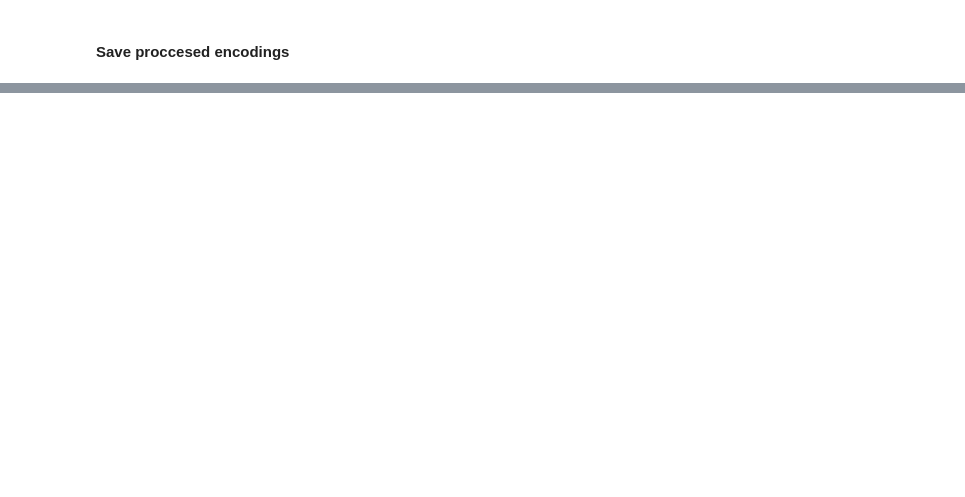
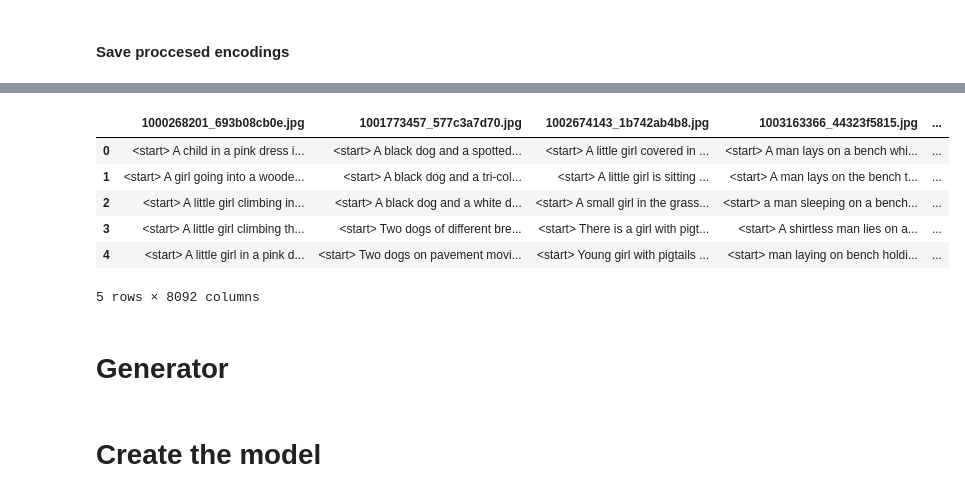
Before and after one commit to Retsediv/ImageCaptioning, a Jupyter notebook: InceptionV3.ipynb, the cells around one changed output, grey strips where cells are left out. Cells and saved outputs as stored; diff of their text form; code cells hidden in the pictures; blank space fills up the shorter version.

Commit message:
Processed caption and start working on models

```diff
--- a/InceptionV3.ipynb
+++ b/InceptionV3.ipynb
@@ -242,0 +244,13 @@ with open("encoded_images_val_inceptionV3.p", "wb") as encoded_pickle:
+# %%
+# Append in the start of each caption <start> tag and <end> in the end
+
+captions_extended = {}
+
+for key, val in captions.items():
+    for row in val:
+        if not(key in captions_extended):
+            captions_extended[key] = []
+
+        captions_extended[key].append('<start> ' + row + ' <end>')
+
+print(captions_extended[train_images[0]])
@@ -242,0 +310,16 @@ with open("encoded_images_val_inceptionV3.p", "wb") as encoded_pickle:
+# %%
+# combine a pandas dataframe
+
+train_df = pd.DataFrame.from_dict(captions_extended)
+# %%
+train_df.head()
+# %% [output]
+|  | 1000268201_693b08cb0e.jpg | 1001773457_577c3a7d70.jpg | 1002674143_1b742ab4b8.jpg | 1003163366_44323f5815.jpg | ... |
+| 0 | <start> A child in a pink dress i... | <start> A black dog and a spotted... | <start> A little girl covered in ... | <start> A man lays on a bench whi... | ... |
+| 1 | <start> A girl going into a woode... | <start> A black dog and a tri-col... | <start> A little girl is sitting ... | <start> A man lays on the bench t... | ... |
+| 2 | <start> A little girl climbing in... | <start> A black dog and a white d... | <start> A small girl in the grass... | <start> a man sleeping on a bench... | ... |
+| 3 | <start> A little girl climbing th... | <start> Two dogs of different bre... | <start> There is a girl with pigt... | <start> A shirtless man lies on a... | ... |
+| 4 | <start> A little girl in a pink d... | <start> Two dogs on pavement movi... | <start> Young girl with pigtails ... | <start> man laying on bench holdi... | ... |
+5 rows × 8092 columns
+# %% [markdown]
+# Generator
@@ -242,0 +380,2 @@ with open("encoded_images_val_inceptionV3.p", "wb") as encoded_pickle:
+# %% [markdown]
+# Create the model
```
Also changed, not shown: parts of 20 cells of this notebook.
